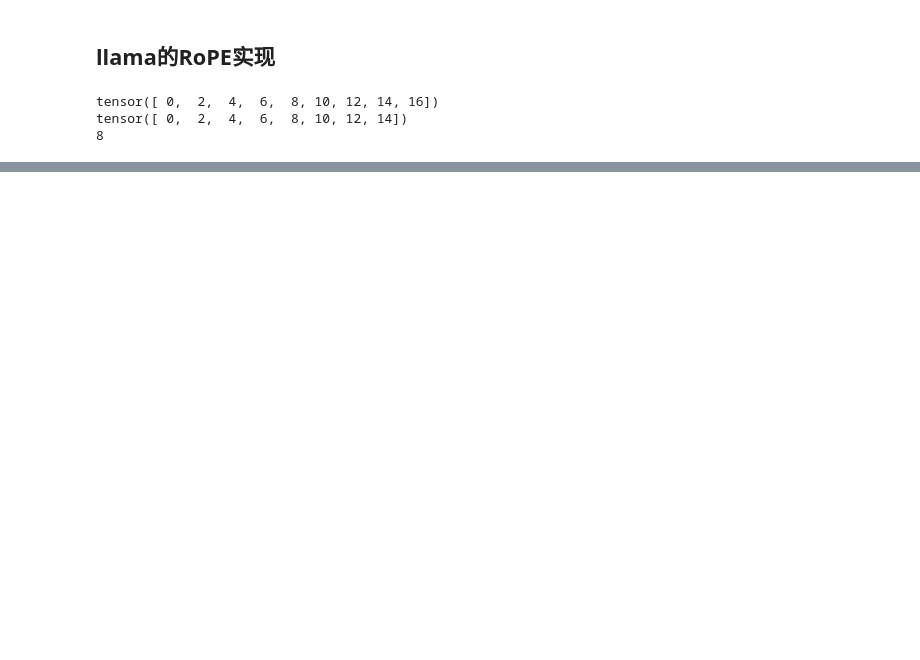
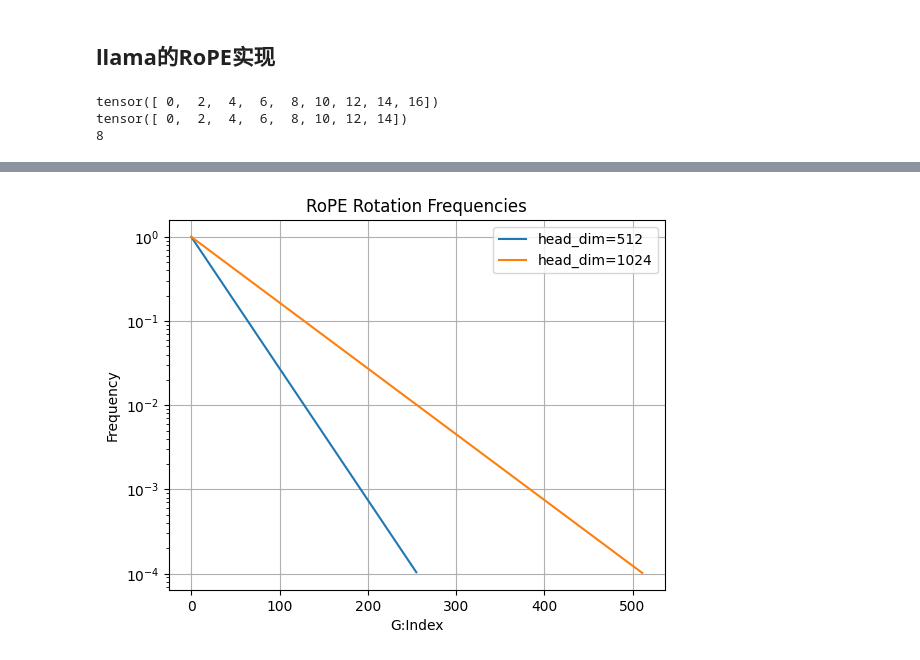
Before and after one commit to torelax/ai-learn, a Jupyter notebook: transformers/RoPE.ipynb, the cells around one changed output, grey strips where cells are left out. Saved outputs shown, nothing was run; the diff lists cells and outputs as text; code cells hidden in the pictures; blank space fills up the shorter version.

```diff
--- a/transformers/RoPE.ipynb
+++ b/transformers/RoPE.ipynb
@@ -63,3 +63,31 @@ print(dim//2)
 tensor([ 0,  2,  4,  6,  8, 10, 12, 14, 16])
 tensor([ 0,  2,  4,  6,  8, 10, 12, 14])
 8
+# %%
+theta = 10000.0
+head_dim = 128
+seq_len = 128
+device = torch.device("cuda" if torch.cuda.is_available() else "cpu")
+
+# 第i组旋转频率计算 \theta_i
+i = torch.arange(0, head_dim, 2, device=device)[:(head_dim//2)].float() / head_dim
+# print(i)
+freqs = 1.0 / (theta ** i)
+print(freqs)
+
+# shape: [1, seq_len]
+t = torch.arange(seq_len, device=device).float()
+# print(t)
+
+# m的范围是 [0, seq_len-1]
+# 提前算出 m*\theta_i 的值，得到一个 [seq_len, head_dim//2] 的矩阵
+angles = torch.outer(t, freqs)  # [seq_len, head_dim//2]
+print(angles)
+
+# 全部是1，形状和angles一样
+o = torch.ones_like(angles)
+# 转成极坐标表示，得到复数旋转因子 e^{i * angle}
+# freqs_cis = cos(angles) + i*sin(angles)
+freqs_cis = torch.polar(o, angles)  # e^{i * angle}
+# 0.5403 = cos(1.0)，0.8415 = sin(1.0)
+print(freqs_cis)
@@ -65,0 +112,16 @@ tensor([ 0,  2,  4,  6,  8, 10, 12, 14])
+# %%
+# 画出head=512和1024的旋转频率
+import matplotlib.pyplot as plt
+head_dims = [512, 1024]
+for head_dim in head_dims:
+    freqs = 1.0 / (theta ** (torch.arange(0, head_dim, 2, device=device)[:(head_dim//2)].float() / head_dim))
+    plt.plot(freqs.cpu().numpy(), label=f'head_dim={head_dim}')
+plt.yscale('log')
+plt.xlabel('G:Index')
+plt.ylabel('Frequency')
+plt.title('RoPE Rotation Frequencies')
+plt.legend()
+plt.grid()
+plt.show()
+# %% [output]
+[figure, added]
```
Also changed, not shown: parts of 3 cells of this notebook.
